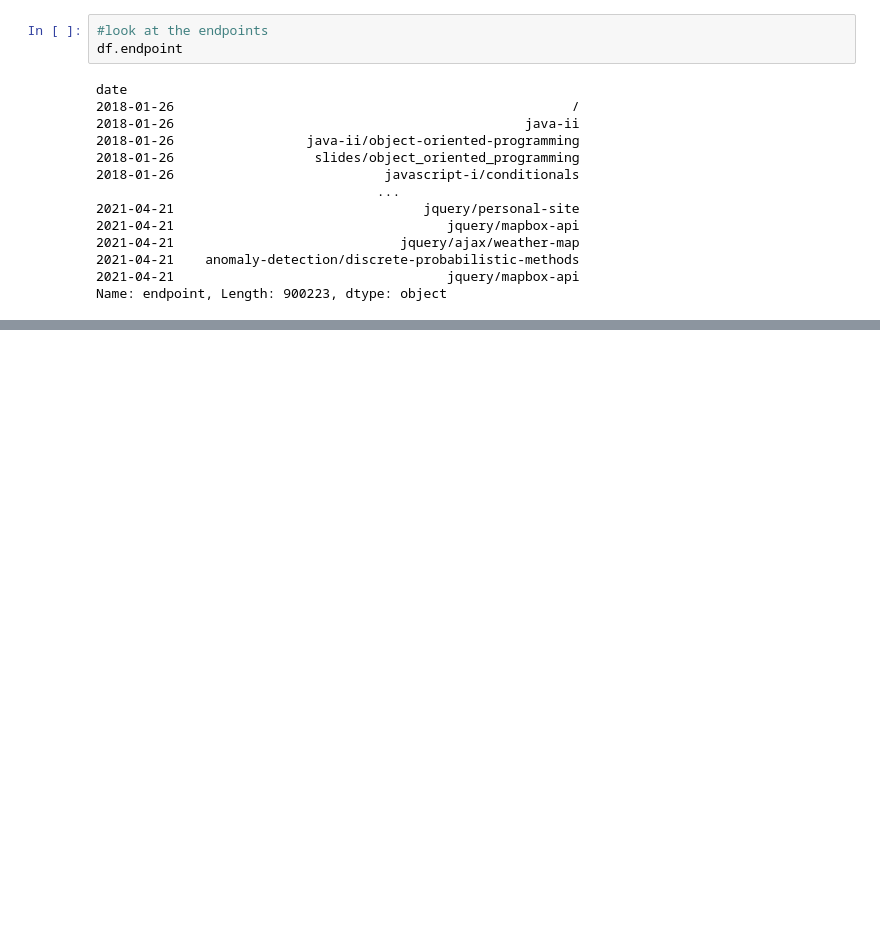
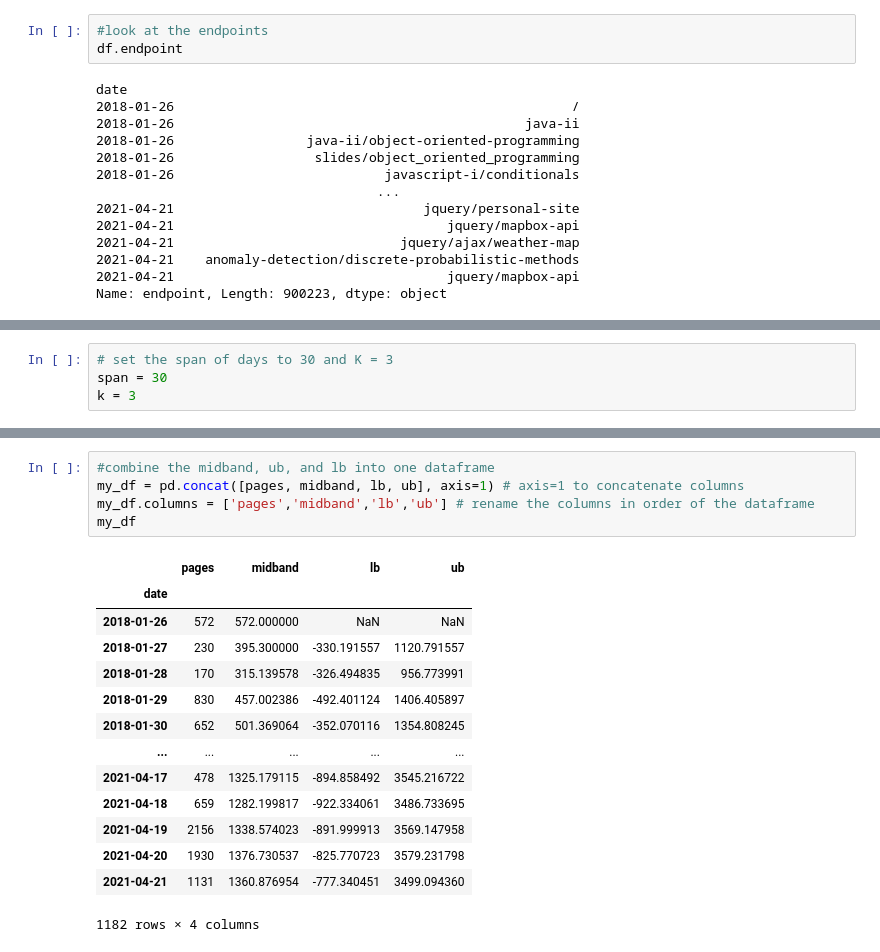
Before and after one commit to OKPTaylor/anomaly-detection-exercises, a Jupyter notebook: time_series_anomaly_detection.ipynb, the cells around one changed output, grey strips where cells are left out. Cells and saved outputs as stored; diff of their text form; blank space fills up the shorter version.

```diff
--- a/time_series_anomaly_detection.ipynb
+++ b/time_series_anomaly_detection.ipynb
@@ -92,0 +214,4 @@ Freq: D, Name: endpoint, Length: 1182, dtype: int64
+# %%
+# set the span of days to 30 and K = 3
+span = 30
+k = 3
@@ -92,0 +256,20 @@ Freq: D, Name: endpoint, Length: 1182, dtype: int64
+# %%
+#combine the midband, ub, and lb into one dataframe
+my_df = pd.concat([pages, midband, lb, ub], axis=1) # axis=1 to concatenate columns
+my_df.columns = ['pages','midband','lb','ub'] # rename the columns in order of the dataframe
+my_df
+# %% [output]
+|  | pages | midband | lb | ub |
+| date |  |  |  |  |
+| 2018-01-26 | 572 | 572.000000 | NaN | NaN |
+| 2018-01-27 | 230 | 395.300000 | -330.191557 | 1120.791557 |
+| 2018-01-28 | 170 | 315.139578 | -326.494835 | 956.773991 |
+| 2018-01-29 | 830 | 457.002386 | -492.401124 | 1406.405897 |
+| 2018-01-30 | 652 | 501.369064 | -352.070116 | 1354.808245 |
+| ... | ... | ... | ... | ... |
+| 2021-04-17 | 478 | 1325.179115 | -894.858492 | 3545.216722 |
+| 2021-04-18 | 659 | 1282.199817 | -922.334061 | 3486.733695 |
+| 2021-04-19 | 2156 | 1338.574023 | -891.999913 | 3569.147958 |
+| 2021-04-20 | 1930 | 1376.730537 | -825.770723 | 3579.231798 |
+| 2021-04-21 | 1131 | 1360.876954 | -777.340451 | 3499.094360 |
+1182 rows × 4 columns
```
Also changed, not shown: parts of 13 cells of this notebook.
